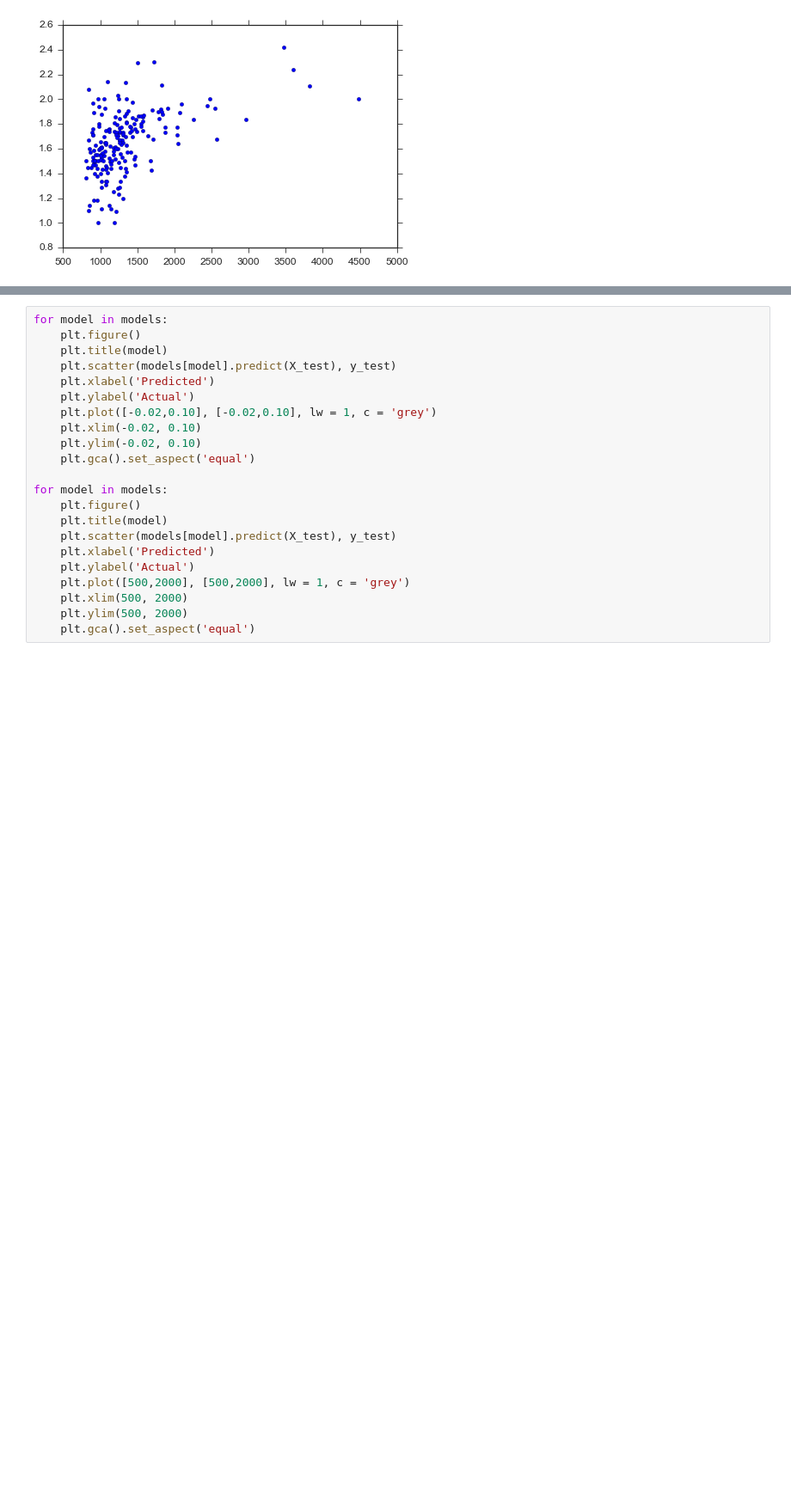
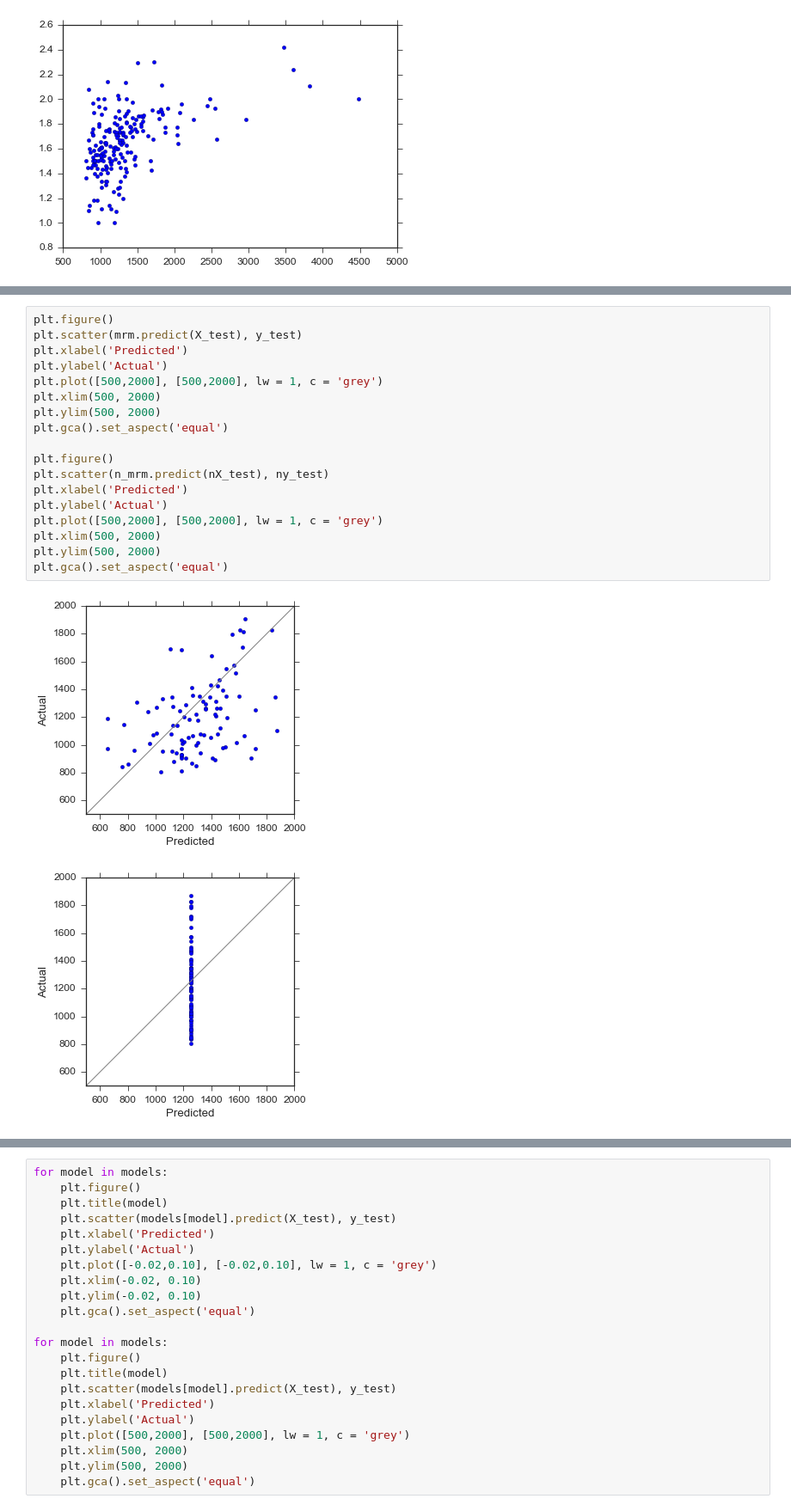
Before and after one commit to franklinmarsh/jac_project, a Jupyter notebook: yelp_zillow.ipynb, the cells around one changed output, grey strips where cells are left out. Shown at 86% size. Cells and saved outputs as stored; diff of their text form; blank space fills up the shorter version.

```diff
--- a/yelp_zillow.ipynb
+++ b/yelp_zillow.ipynb
@@ -1001,0 +1040,21 @@ c_response = d['nm'][['mean_zri']] #this is the variable that we are trying to p
+# %%
+plt.figure()
+plt.scatter(mrm.predict(X_test), y_test)
+plt.xlabel('Predicted')
+plt.ylabel('Actual')
+plt.plot([500,2000], [500,2000], lw = 1, c = 'grey')
+plt.xlim(500, 2000)
+plt.ylim(500, 2000)
+plt.gca().set_aspect('equal')
+
+plt.figure()
+plt.scatter(n_mrm.predict(nX_test), ny_test)
+plt.xlabel('Predicted')
+plt.ylabel('Actual')
+plt.plot([500,2000], [500,2000], lw = 1, c = 'grey')
+plt.xlim(500, 2000)
+plt.ylim(500, 2000)
+plt.gca().set_aspect('equal')
+# %% [output]
+[figure, added]
+[figure, added]
```
Also changed, not shown: parts of 11 cells of this notebook.
